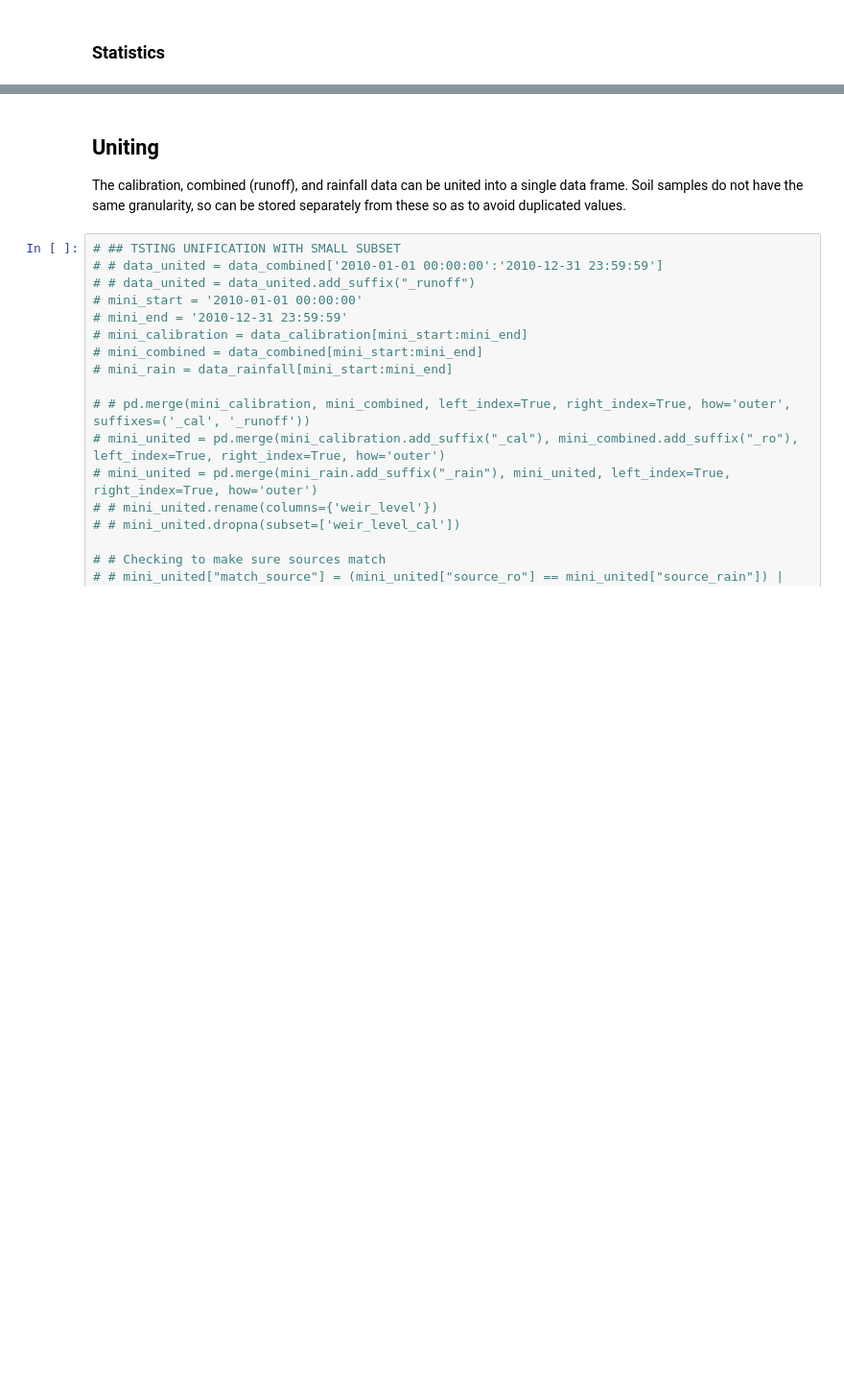
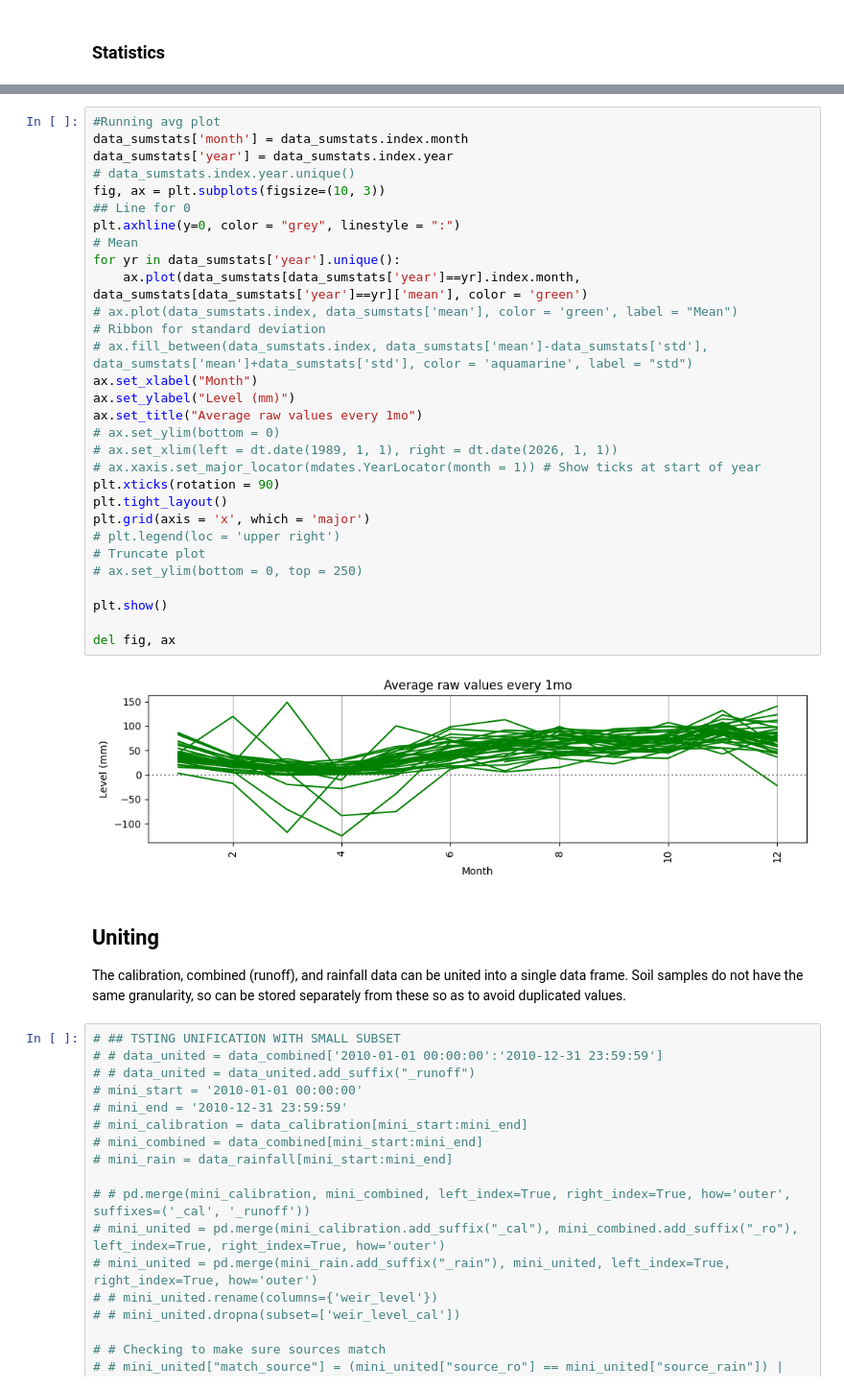
Before and after one commit to gmcginnis/info-698-capstone, a Jupyter notebook: 01_eda.ipynb, the cells around one changed output, grey strips where cells are left out. Shown at 96% size. Saved outputs shown, nothing was run; the diff lists cells and outputs as text; blank space fills up the shorter version.

```diff
--- a/01_eda.ipynb
+++ b/01_eda.ipynb
@@ -709,3 +859,35 @@ del fig, ax
+# %%
+#Running avg plot
+data_sumstats['month'] = data_sumstats.index.month
+data_sumstats['year'] = data_sumstats.index.year
+# data_sumstats.index.year.unique()
+fig, ax = plt.subplots(figsize=(10, 3))
+## Line for 0
+plt.axhline(y=0, color = "grey", linestyle = ":")
+# Mean
+for yr in data_sumstats['year'].unique():
+    ax.plot(data_sumstats[data_sumstats['year']==yr].index.month, data_sumstats[data_sumstats['year']==yr]['mean'], color = 'green')
+# ax.plot(data_sumstats.index, data_sumstats['mean'], color = 'green', label = "Mean")
+# Ribbon for standard deviation
+# ax.fill_between(data_sumstats.index, data_sumstats['mean']-data_sumstats['std'], data_sumstats['mean']+data_sumstats['std'], color = 'aquamarine', label = "std")
+ax.set_xlabel("Month")
+ax.set_ylabel("Level (mm)")
+ax.set_title("Average raw values every 1mo")
+# ax.set_ylim(bottom = 0)
+# ax.set_xlim(left = dt.date(1989, 1, 1), right = dt.date(2026, 1, 1))
+# ax.xaxis.set_major_locator(mdates.YearLocator(month = 1)) # Show ticks at start of year
+plt.xticks(rotation = 90)
+plt.tight_layout()
+plt.grid(axis = 'x', which = 'major')
+# plt.legend(loc = 'upper right')
+# Truncate plot
+# ax.set_ylim(bottom = 0, top = 250)
+
+plt.show()
+
+del fig, ax
+# %% [output]
+[figure, added]
 # %% [markdown]
 ## Uniting
 
```
Also changed, not shown: parts of 29 cells of this notebook.
